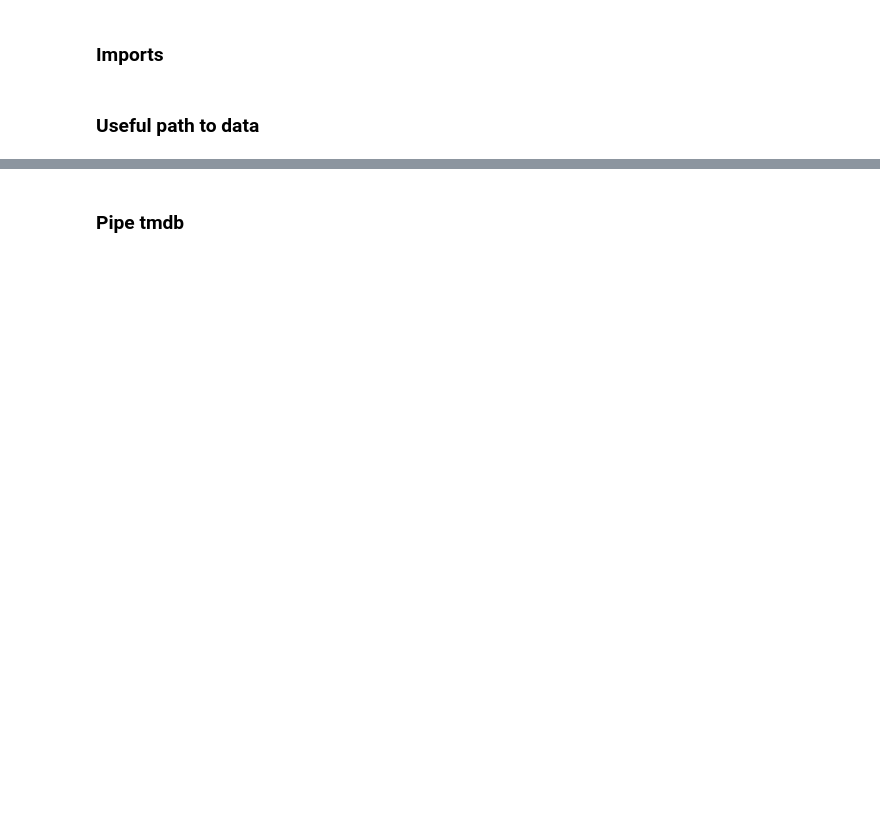
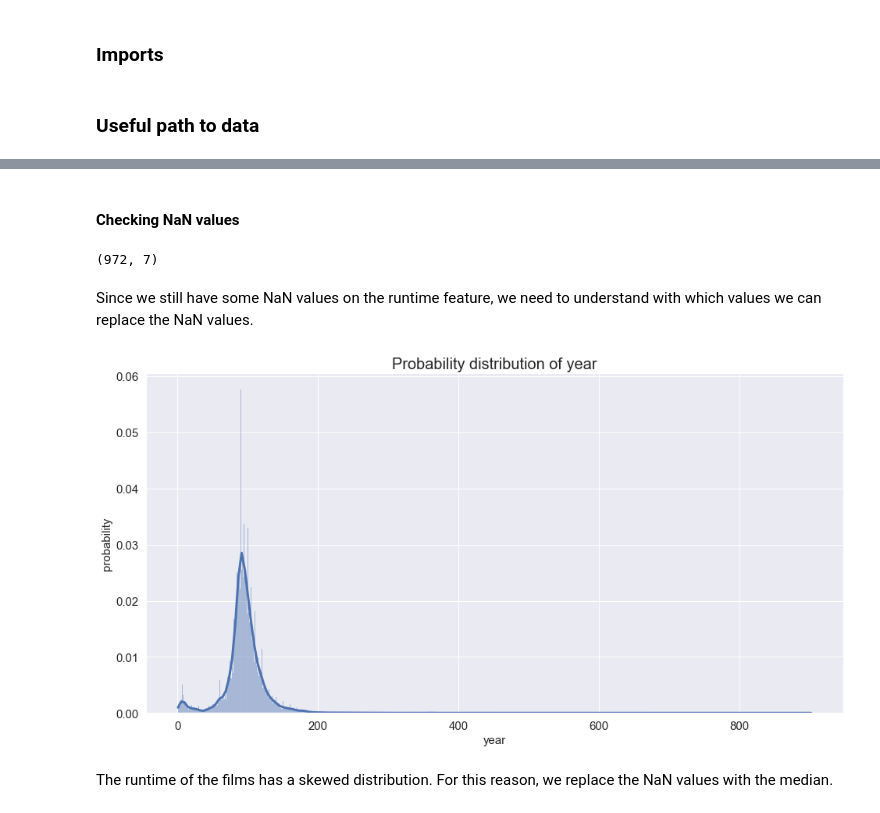
Before and after one commit to prushh/movie-lens-mlp, a Jupyter notebook: notebooks/1.1-external-data-exploration.ipynb, the cells around one changed output, grey strips where cells are left out. Drawn from its saved outputs; the diff is of its cells as text; code cells hidden in the pictures; blank space fills up the shorter version.

```diff
--- a/notebooks/1.1-external-data-exploration.ipynb
+++ b/notebooks/1.1-external-data-exploration.ipynb
@@ -50,0 +131,2 @@ tmdb.info()
+# %%
+tmdb = tmdb.merge(imdb, how='left', left_on='imdb_id', right_on='tconst')
@@ -52,6 +138,28 @@ tmdb.info()
 def extract_correct_runtime(df: pd.DataFrame) -> pd.DataFrame:
     df['runtime'] = df['runtime_x'].mask((df['runtime_x'].isna()) | (df['runtime_x'] == 0), df['runtime_y'])
     return df
-# %% [markdown]
-### Pipe tmdb
+# %%
+tmdb= tmdb.pipe(extract_correct_runtime)
+# %% [markdown]
+#### Checking NaN values
+# %%
+tmdb[tmdb['runtime'].isna()].shape
+# %% [output]
+(972, 7)
+# %% [markdown]
+Since we still have some NaN values on the runtime feature, we need to understand with which values we can replace the NaN values.
+# %%
+
+
+histplot(tmdb['runtime'],
+         title='Probability distribution of year',
+         xlabel='year',
+         ylabel='probability',
+         stat='probability',
+         discrete=True,
+         kde=True)
+# %% [output]
+[figure, added]
+# %% [markdown]
+The runtime of the films has a skewed distribution. For this reason, we replace the NaN values with the median.
 # %%
```
Also changed, not shown: parts of 27 cells of this notebook, 1 other file.
